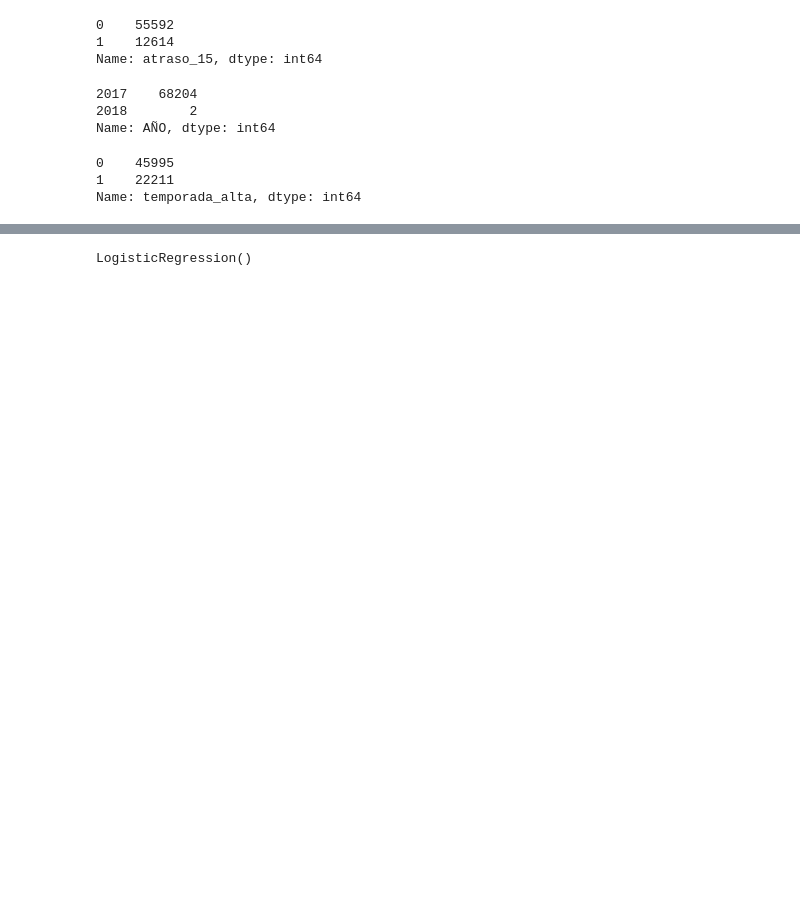
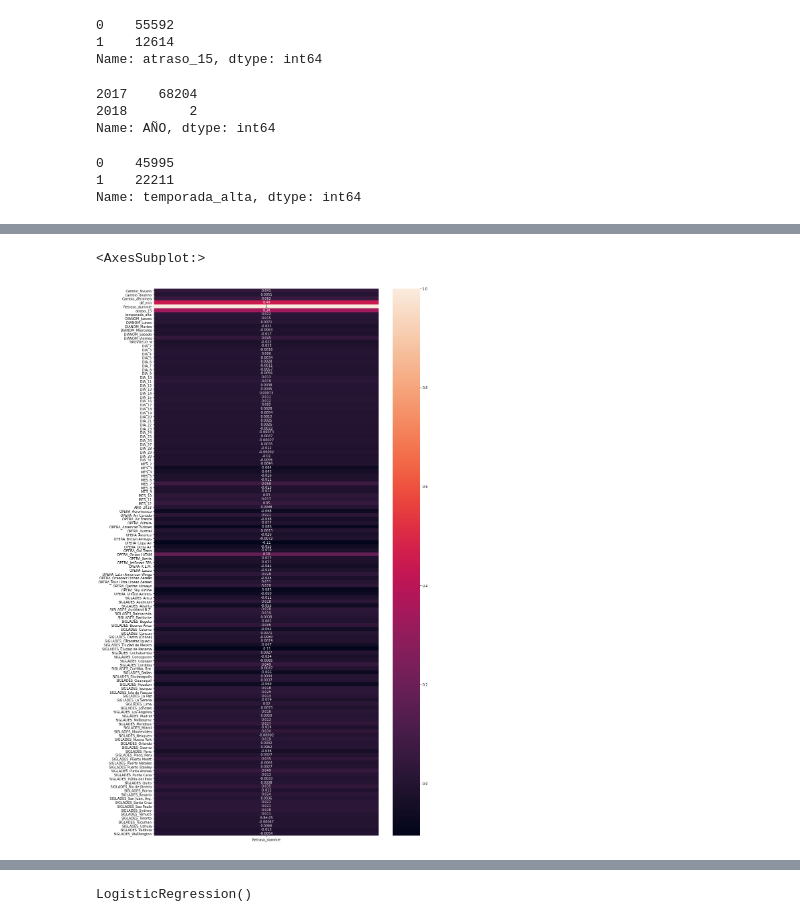
Before and after one commit to javiriquelme/DesafioLatamAirlines, a Jupyter notebook: solution.ipynb, the cells around one changed output, grey strips where cells are left out. Saved outputs shown, nothing was run; the diff lists cells and outputs as text; code cells hidden in the pictures; blank space fills up the shorter version.

```diff
--- a/solution.ipynb
+++ b/solution.ipynb
@@ -97,0 +164,2 @@ data.describe()
+# %%
+data=data.drop(columns= [ "Ori-O", 'Vlo-I','Vlo-O','Des-I','Des-O','Emp-I', 'Emp-O', 'SIGLAORI'])
@@ -261,0 +652,2 @@ columnas_dummie=["Ori-I", "Des-I", "Emp-I", "Ori-O", "Des-O", "Emp-O", "DIANOM",
+# %%
+data_ml= pd.get_dummies(data=data, columns= ['Ori-I', 'DIANOM', 'TIPOVUELO','DIA','MES','AÑO','OPERA','SIGLADES'], drop_first= True)
@@ -262,3 +670,9 @@ columnas_dummie=["Ori-I", "Des-I", "Emp-I", "Ori-O", "Des-O", "Emp-O", "DIANOM",
+# %%
+plt.figure(figsize=(15,30))
+sns.heatmap(data_ml.corr()[['Retraso_dummie']], annot=True)
+# %% [output]
+<AxesSubplot:>
+[figure, added]
 # %%
 data_ml.columns
 # %% [output]
```
Also changed, not shown: parts of 102 cells of this notebook.
